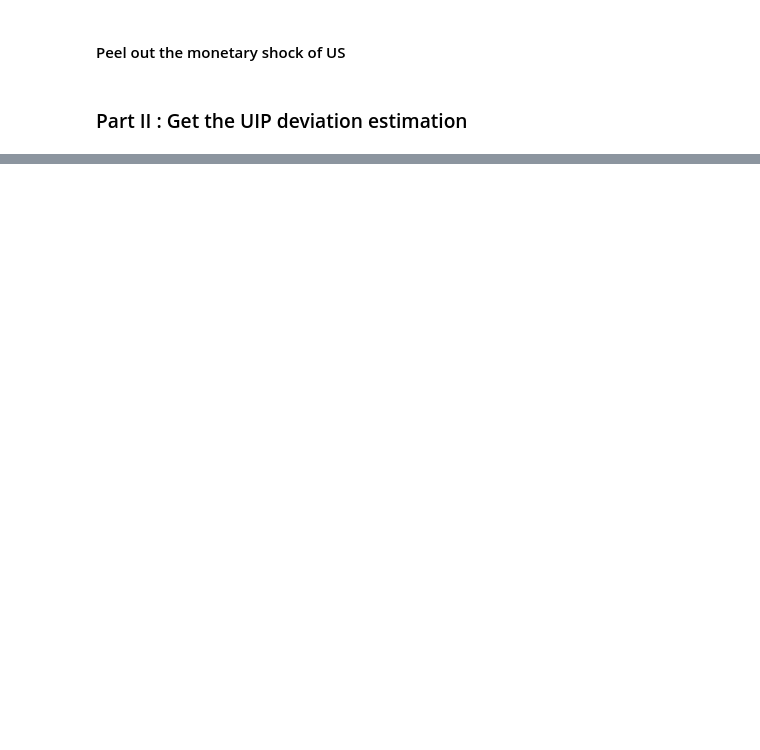
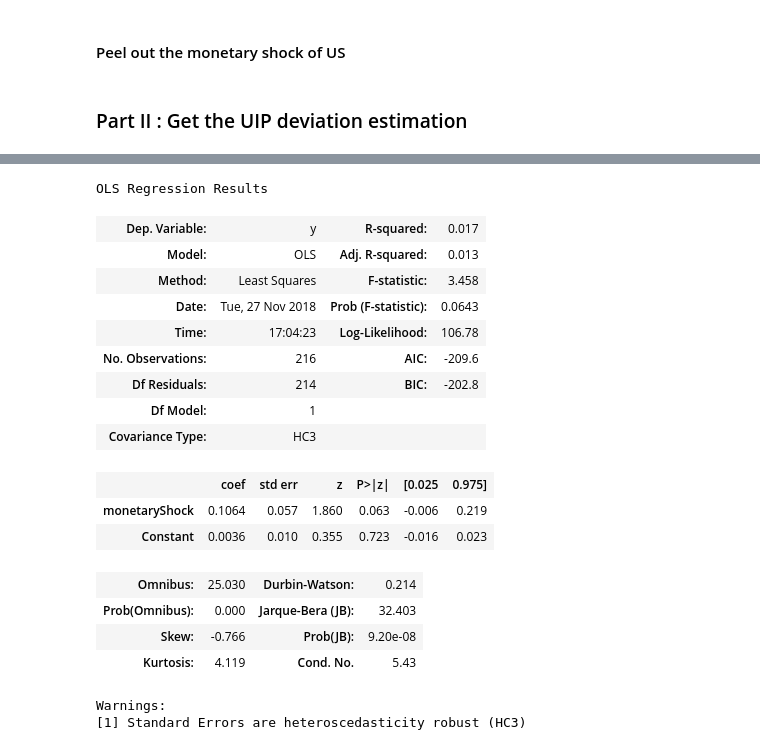
Before and after one commit to YimoZhu/EconResearch, a Jupyter notebook: USDGBP.ipynb, the cells around one changed output, grey strips where cells are left out. Cells and saved outputs as stored; diff of their text form; code cells hidden in the pictures; blank space fills up the shorter version.

```diff
--- a/USDGBP.ipynb
+++ b/USDGBP.ipynb
@@ -100,5 +135,6 @@ taylorResult = taylorModel.fit(cov_type="HC3")
 #### Peel out the monetary shock of US
 # %%
 monetaryShock = taylorResult.resid
+monetaryShock.name = "monetaryShock"
 # %% [markdown]
 ### Part II : Get the UIP deviation estimation
@@ -104,0 +145,10 @@ monetaryShock = taylorResult.resid
+# %%
+#Data inquiry
+exch_raw = pd.read_excel("data/exchange_rate.xlsx")
+exch = pd.Series(exch_raw["US $ TO UK £ (WMR) - EXCHANGE RATE"].values,index=exch_raw['Name'].values,name="PoundDollarPrice")
+# %%
+#Shaping the p_t series
+pt = pd.Series(np.nan,index=timeline)
+for time,value in pt.iteritems():
+    print(time)
+    pt[time] = grabNearest(target=datetime(time.year+1,time.month,time.day),domain=exch) - grabNearest(time,exch,True)
@@ -104,0 +173,28 @@ monetaryShock = taylorResult.resid
+# %%
+#Regress pt on monetaryShock
+if not (pt.index == monetaryShock.index).all(): #Check the index
+    raise ValueError
+indep = pd.DataFrame({"monetaryShock":monetaryShock,"Constant":1})
+model1 = sm.OLS(pt,indep)
+result1 = model1.fit(cov_type="HC3")
+result1.summary()
+# %% [output]
+OLS Regression Results
+| Dep. Variable: | y | R-squared: | 0.017 |
+| Model: | OLS | Adj. R-squared: | 0.013 |
+| Method: | Least Squares | F-statistic: | 3.458 |
+| Date: | Tue, 27 Nov 2018 | Prob (F-statistic): | 0.0643 |
+| Time: | 17:04:23 | Log-Likelihood: | 106.78 |
+| No. Observations: | 216 | AIC: | -209.6 |
+| Df Residuals: | 214 | BIC: | -202.8 |
+| Df Model: | 1 |  |  |
+| Covariance Type: | HC3 |  |  |
+|  | coef | std err | z | P>|z| | [0.025 | 0.975] |
+| monetaryShock | 0.1064 | 0.057 | 1.860 | 0.063 | -0.006 | 0.219 |
+| Constant | 0.0036 | 0.010 | 0.355 | 0.723 | -0.016 | 0.023 |
+| Omnibus: | 25.030 | Durbin-Watson: | 0.214 |
+| Prob(Omnibus): | 0.000 | Jarque-Bera (JB): | 32.403 |
+| Skew: | -0.766 | Prob(JB): | 9.20e-08 |
+| Kurtosis: | 4.119 | Cond. No. | 5.43 |
+Warnings:
+[1] Standard Errors are heteroscedasticity robust (HC3)
```
Also changed, not shown: parts of 9 cells of this notebook, 2 other files.
